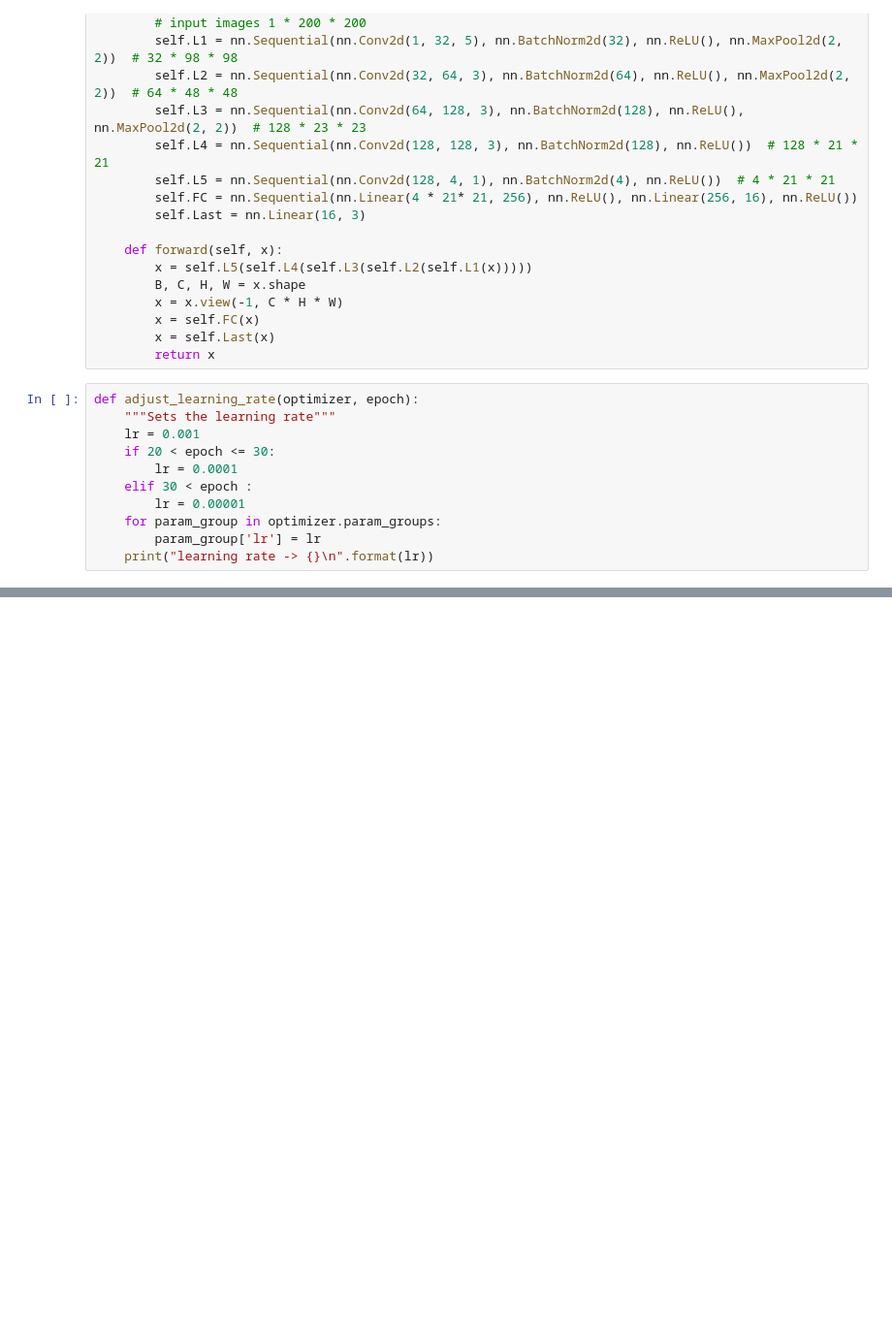
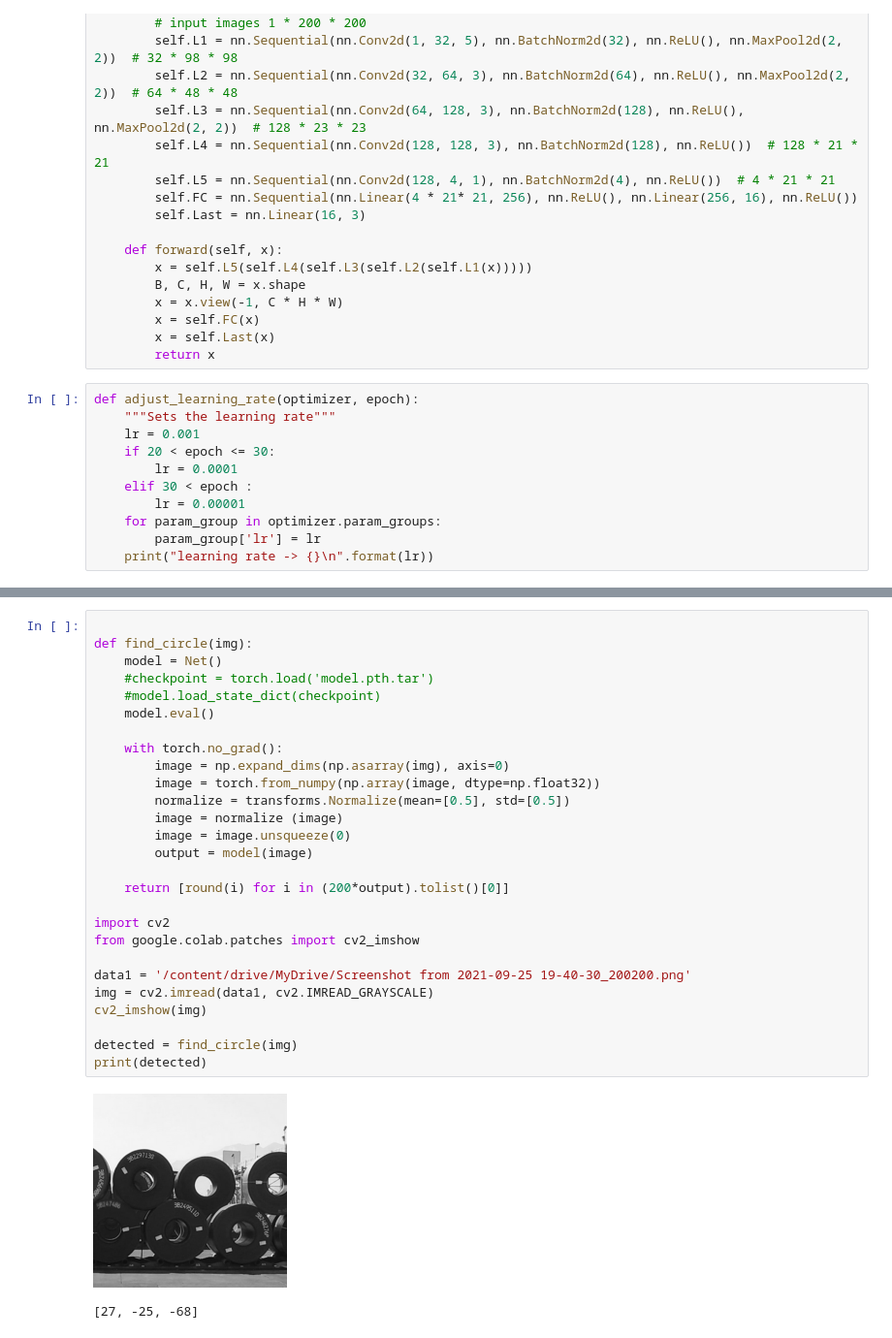
Before and after one commit to sisifo3/P_T_2, a Jupyter notebook: Net_v1.ipynb, the cells around one changed output, grey strips where cells are left out. Shown at 97% size. Drawn from its saved outputs; the diff is of its cells as text; blank space fills up the shorter version.

```diff
--- a/Net_v1.ipynb
+++ b/Net_v1.ipynb
@@ -147,0 +228,30 @@ Loss: 14.7621
+# %%
+
+def find_circle(img):
+    model = Net()
+    #checkpoint = torch.load('model.pth.tar')
+    #model.load_state_dict(checkpoint)
+    model.eval()
+
+    with torch.no_grad():
+        image = np.expand_dims(np.asarray(img), axis=0)
+        image = torch.from_numpy(np.array(image, dtype=np.float32))
+        normalize = transforms.Normalize(mean=[0.5], std=[0.5])
+        image = normalize (image)
+        image = image.unsqueeze(0)
+        output = model(image)
+
+    return [round(i) for i in (200*output).tolist()[0]]
+
+import cv2
+from google.colab.patches import cv2_imshow
+
+data1 = '/content/drive/MyDrive/Screenshot from 2021-09-25 19-40-30_200200.png'
+img = cv2.imread(data1, cv2.IMREAD_GRAYSCALE)
+cv2_imshow(img)
+
+detected = find_circle(img)
+print(detected)
+# %% [output]
+[figure, added]
+[27, -25, -68]
```
Also changed, not shown: parts of 4 cells of this notebook.
